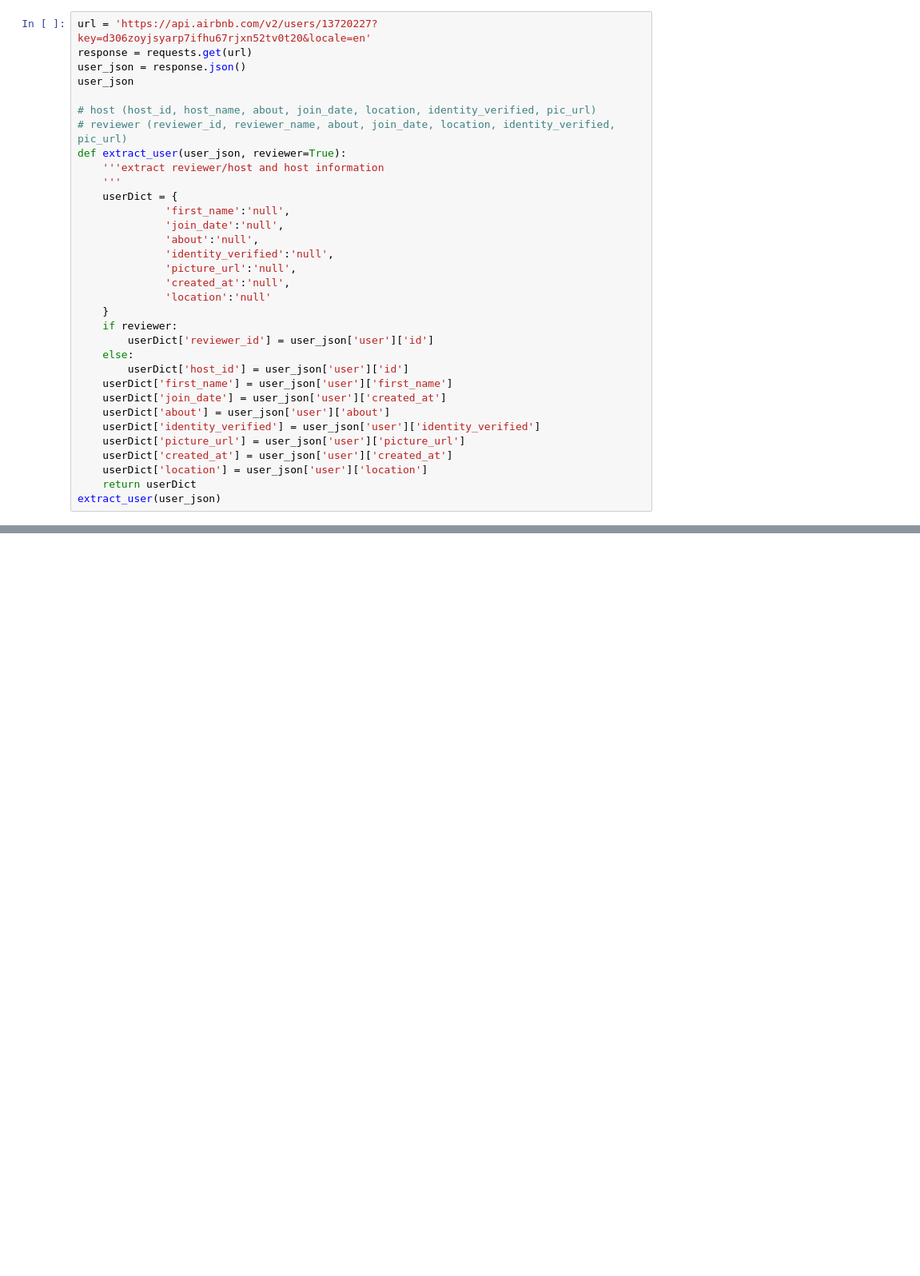
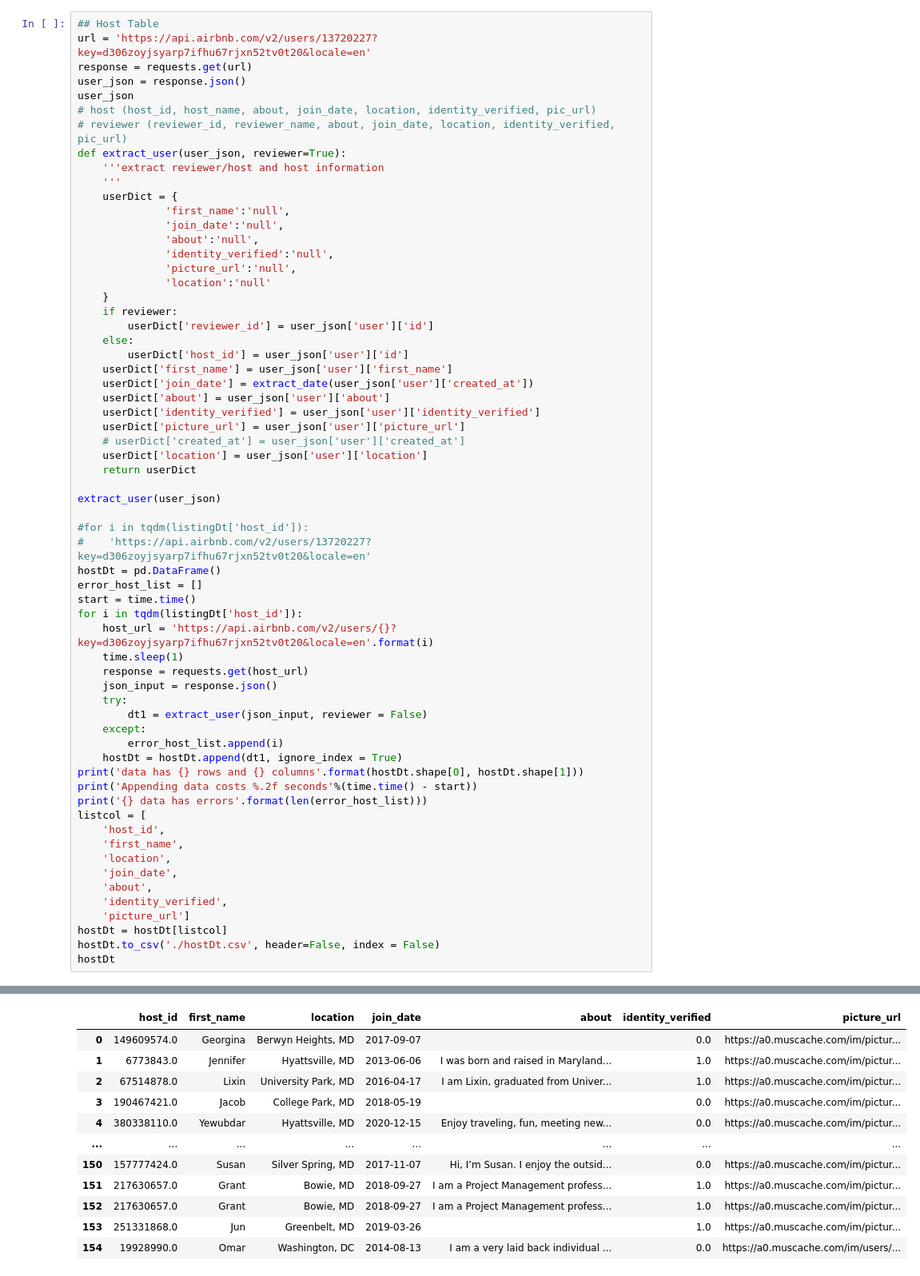
Before and after one commit to songxxiao/Py_spyder, a Jupyter notebook: Airbnb/AirBnb_Crawler.ipynb, the cells around one changed output, grey strips where cells are left out. Shown at 80% size. Drawn from its saved outputs; the diff is of its cells as text; blank space fills up the shorter version.

```diff
--- a/Airbnb/AirBnb_Crawler.ipynb
+++ b/Airbnb/AirBnb_Crawler.ipynb
@@ -214,9 +209,9 @@ Appending data costs 222.15 seconds
 # %%
+## Host Table
 url = 'https://api.airbnb.com/v2/users/13720227?key=d306zoyjsyarp7ifhu67rjxn52tv0t20&locale=en'
 response = requests.get(url)
 user_json = response.json()
 user_json
-
 # host (host_id, host_name, about, join_date, location, identity_verified, pic_url)
 # reviewer (reviewer_id, reviewer_name, about, join_date, location, identity_verified, pic_url)
 def extract_user(user_json, reviewer=True):
@@ -228,7 +223,6 @@ def extract_user(user_json, reviewer=True):
               'about':'null',
               'identity_verified':'null',
               'picture_url':'null',
-              'created_at':'null',
               'location':'null'
     }
     if reviewer:
@@ -236,12 +230,43 @@ def extract_user(user_json, reviewer=True):
     else:
         userDict['host_id'] = user_json['user']['id']
     userDict['first_name'] = user_json['user']['first_name']
-    userDict['join_date'] = user_json['user']['created_at']
+    userDict['join_date'] = extract_date(user_json['user']['created_at'])
     userDict['about'] = user_json['user']['about']
     userDict['identity_verified'] = user_json['user']['identity_verified']
     userDict['picture_url'] = user_json['user']['picture_url']
-    userDict['created_at'] = user_json['user']['created_at']
+    # userDict['created_at'] = user_json['user']['created_at']
     userDict['location'] = user_json['user']['location']
     return userDict
+
 extract_user(user_json)
+
+#for i in tqdm(listingDt['host_id']):
+#    'https://api.airbnb.com/v2/users/13720227?key=d306zoyjsyarp7ifhu67rjxn52tv0t20&locale=en'
+hostDt = pd.DataFrame()
+error_host_list = []
+start = time.time()
+for i in tqdm(listingDt['host_id']):
+    host_url = 'https://api.airbnb.com/v2/users/{}?key=d306zoyjsyarp7ifhu67rjxn52tv0t20&locale=en'.format(i)
+    time.sleep(1)
+    response = requests.get(host_url)
+    json_input = response.json()
+    try:
+        dt1 = extract_user(json_input, reviewer = False)
+    except:
+        error_host_list.append(i)
+    hostDt = hostDt.append(dt1, ignore_index = True)
+print('data has {} rows and {} columns'.format(hostDt.shape[0], hostDt.shape[1]))
+print('Appending data costs %.2f seconds'%(time.time() - start))
+print('{} data has errors'.format(len(error_host_list)))
+listcol = [
+    'host_id',
+    'first_name',
+    'location',
+    'join_date',
+    'about',
+    'identity_verified',
+    'picture_url']
+hostDt = hostDt[listcol]
+hostDt.to_csv('./hostDt.csv', header=False, index = False)
+hostDt
 # %% [output]
@@ -255,0 +276,12 @@ extract_user(user_json)
+|  | host_id | first_name | location | join_date | about | identity_verified | picture_url |
+| 0 | 149609574.0 | Georgina | Berwyn Heights, MD | 2017-09-07 |  | 0.0 | https://a0.muscache.com/im/pictur... |
+| 1 | 6773843.0 | Jennifer | Hyattsville, MD | 2013-06-06 | I was born and raised in Maryland... | 1.0 | https://a0.muscache.com/im/pictur... |
+| 2 | 67514878.0 | Lixin | University Park, MD | 2016-04-17 | I am Lixin, graduated from Univer... | 1.0 | https://a0.muscache.com/im/pictur... |
+| 3 | 190467421.0 | Jacob | College Park, MD | 2018-05-19 |  | 0.0 | https://a0.muscache.com/im/pictur... |
+| 4 | 380338110.0 | Yewubdar | Hyattsville, MD | 2020-12-15 | Enjoy traveling, fun, meeting new... | 0.0 | https://a0.muscache.com/im/pictur... |
+| ... | ... | ... | ... | ... | ... | ... | ... |
+| 150 | 157777424.0 | Susan | Silver Spring, MD | 2017-11-07 | Hi, I’m Susan. I enjoy the outsid... | 0.0 | https://a0.muscache.com/im/pictur... |
+| 151 | 217630657.0 | Grant | Bowie, MD | 2018-09-27 | I am a Project Management profess... | 1.0 | https://a0.muscache.com/im/pictur... |
+| 152 | 217630657.0 | Grant | Bowie, MD | 2018-09-27 | I am a Project Management profess... | 1.0 | https://a0.muscache.com/im/pictur... |
+| 153 | 251331868.0 | Jun | Greenbelt, MD | 2019-03-26 |  | 1.0 | https://a0.muscache.com/im/pictur... |
+| 154 | 19928990.0 | Omar | Washington, DC | 2014-08-13 | I am a very laid back individual ... | 0.0 | https://a0.muscache.com/im/users/... |
```
Also changed, not shown: parts of 15 cells of this notebook, 2 other files.
